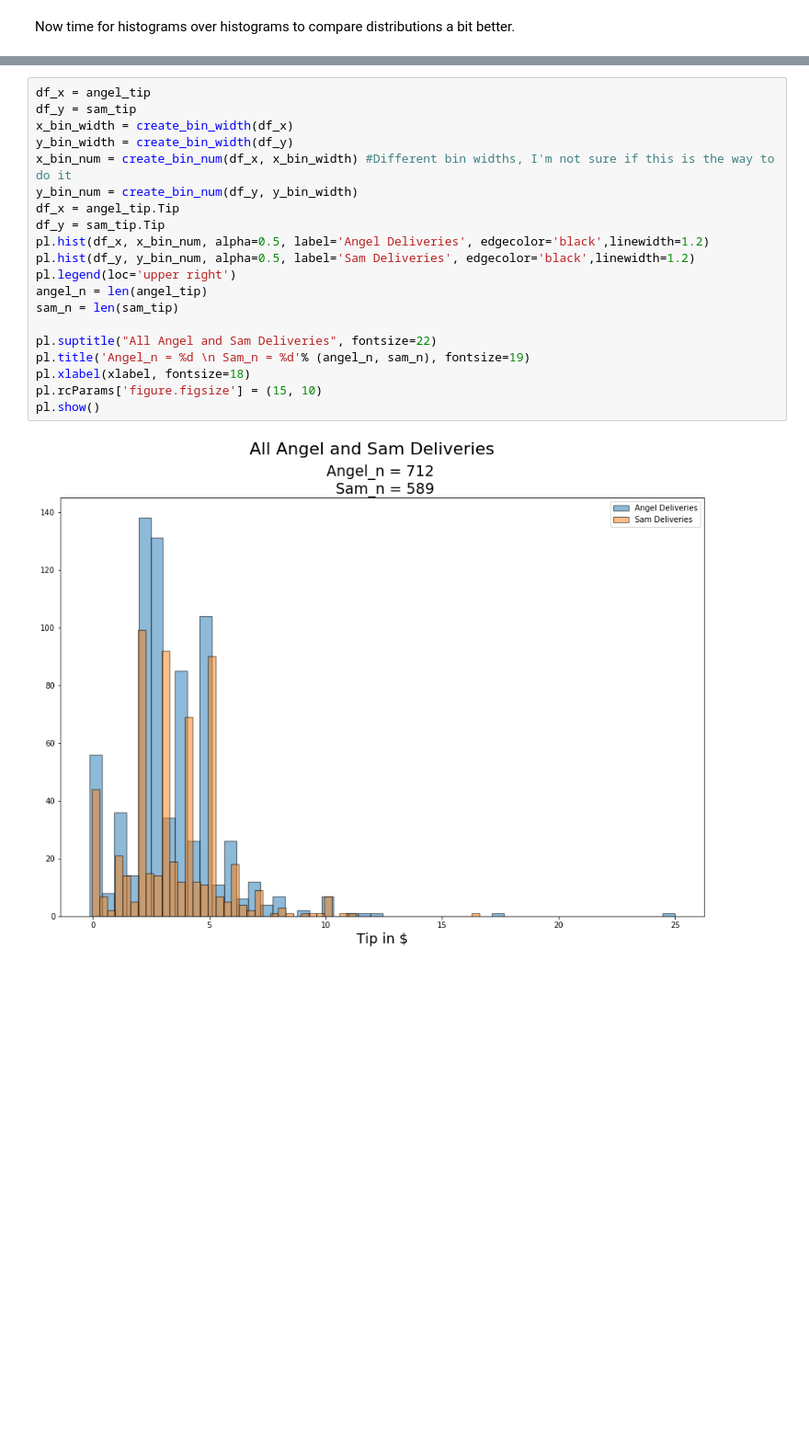
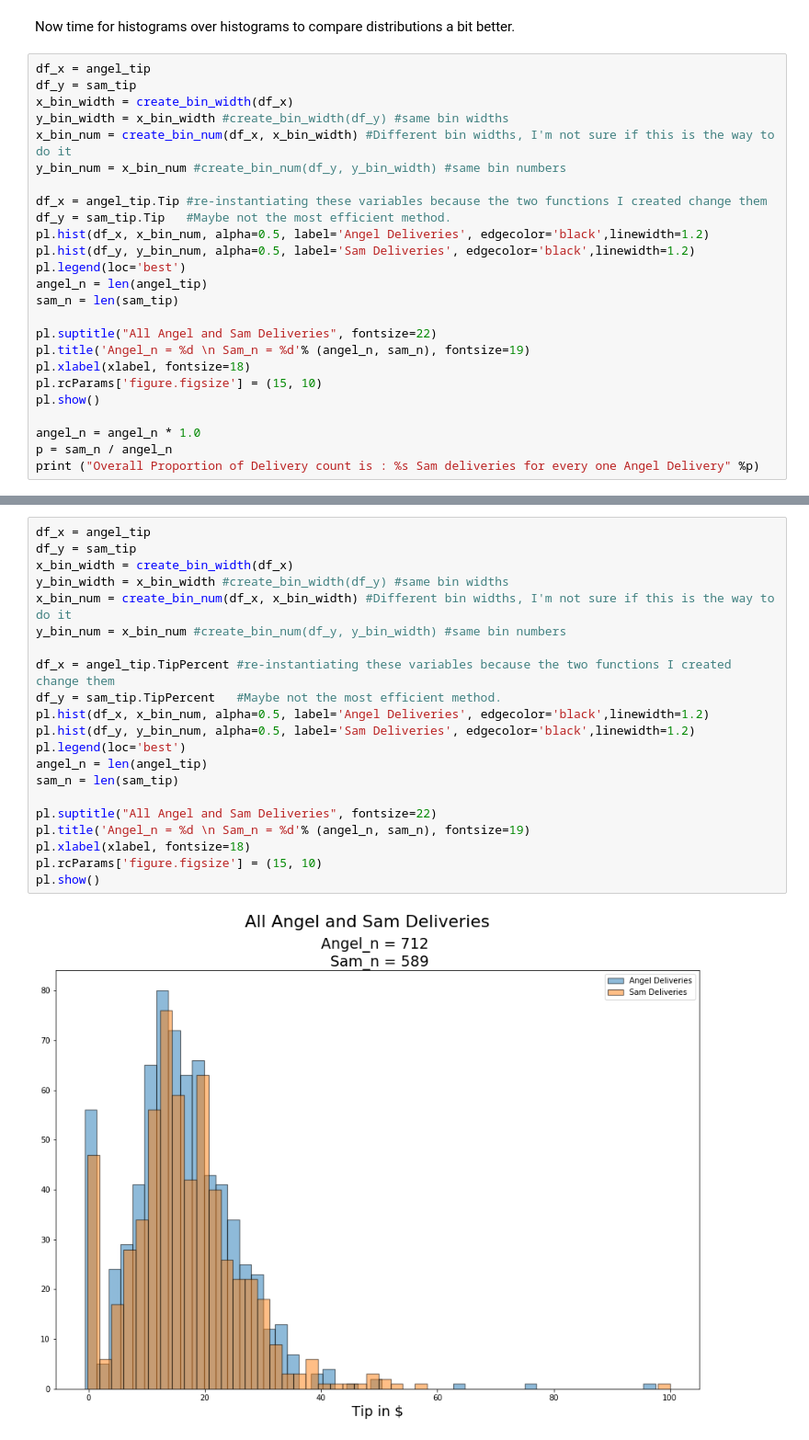
Before and after one commit to angelddaz/pizza_delivery, a Jupyter notebook: Jupyter Notebooks/005pizza_gender_histograms.ipynb, the cells around one changed output, grey strips where cells are left out. Shown: that part at 92% size. Cells and saved outputs as stored; diff of their text form; blank space fills up the shorter version.

```diff
--- a/Jupyter Notebooks/005pizza_gender_histograms.ipynb
+++ b/Jupyter Notebooks/005pizza_gender_histograms.ipynb
@@ -104,3 +98,28 @@ create_hist(sam_male, 'Sam Deliveries to Males')
 [figure]
 # %% [markdown]
 Now time for histograms over histograms to compare distributions a bit better.
+# %%
+df_x = angel_tip
+df_y = sam_tip
+x_bin_width = create_bin_width(df_x)
+y_bin_width = x_bin_width #create_bin_width(df_y) #same bin widths
+x_bin_num = create_bin_num(df_x, x_bin_width) #Different bin widths, I'm not sure if this is the way to do it
+y_bin_num = x_bin_num #create_bin_num(df_y, y_bin_width) #same bin numbers
+
+df_x = angel_tip.Tip #re-instantiating these variables because the two functions I created change them
+df_y = sam_tip.Tip   #Maybe not the most efficient method.
+pl.hist(df_x, x_bin_num, alpha=0.5, label='Angel Deliveries', edgecolor='black',linewidth=1.2)
+pl.hist(df_y, y_bin_num, alpha=0.5, label='Sam Deliveries', edgecolor='black',linewidth=1.2)
+pl.legend(loc='best')
+angel_n = len(angel_tip)
+sam_n = len(sam_tip)
+
+pl.suptitle("All Angel and Sam Deliveries", fontsize=22)
+pl.title('Angel_n = %d \n Sam_n = %d'% (angel_n, sam_n), fontsize=19)
+pl.xlabel(xlabel, fontsize=18)
+pl.rcParams['figure.figsize'] = (15, 10)
+pl.show()
+
+angel_n = angel_n * 1.0
+p = sam_n / angel_n
+print ("Overall Proportion of Delivery count is : %s Sam deliveries for every one Angel Delivery" %p)
@@ -107,22 +131,23 @@ Now time for histograms over histograms to compare distributions a bit better.
 # %%
 df_x = angel_tip
 df_y = sam_tip
 x_bin_width = create_bin_width(df_x)
-y_bin_width = create_bin_width(df_y)
+y_bin_width = x_bin_width #create_bin_width(df_y) #same bin widths
 x_bin_num = create_bin_num(df_x, x_bin_width) #Different bin widths, I'm not sure if this is the way to do it
-y_bin_num = create_bin_num(df_y, y_bin_width)
-df_x = angel_tip.Tip
-df_y = sam_tip.Tip
+y_bin_num = x_bin_num #create_bin_num(df_y, y_bin_width) #same bin numbers
+
+df_x = angel_tip.TipPercent #re-instantiating these variables because the two functions I created change them
+df_y = sam_tip.TipPercent   #Maybe not the most efficient method.
 pl.hist(df_x, x_bin_num, alpha=0.5, label='Angel Deliveries', edgecolor='black',linewidth=1.2)
 pl.hist(df_y, y_bin_num, alpha=0.5, label='Sam Deliveries', edgecolor='black',linewidth=1.2)
-pl.legend(loc='upper right')
+pl.legend(loc='best')
 angel_n = len(angel_tip)
 sam_n = len(sam_tip)
 
 pl.suptitle("All Angel and Sam Deliveries", fontsize=22)
 pl.title('Angel_n = %d \n Sam_n = %d'% (angel_n, sam_n), fontsize=19)
 pl.xlabel(xlabel, fontsize=18)
 pl.rcParams['figure.figsize'] = (15, 10)
 pl.show()
 # %% [output]
-[figure, old version]
+[figure, new version]
```
Also changed, not shown: parts of 9 cells of this notebook, 2 other files.
